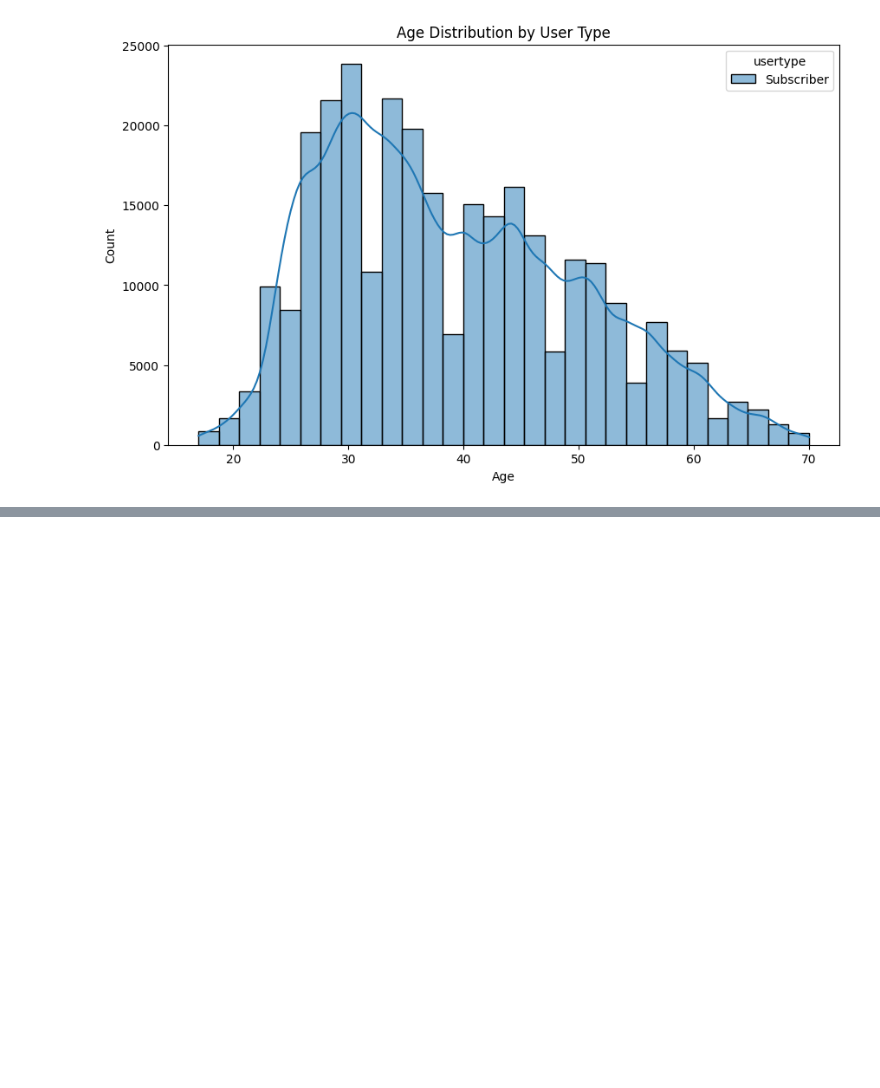
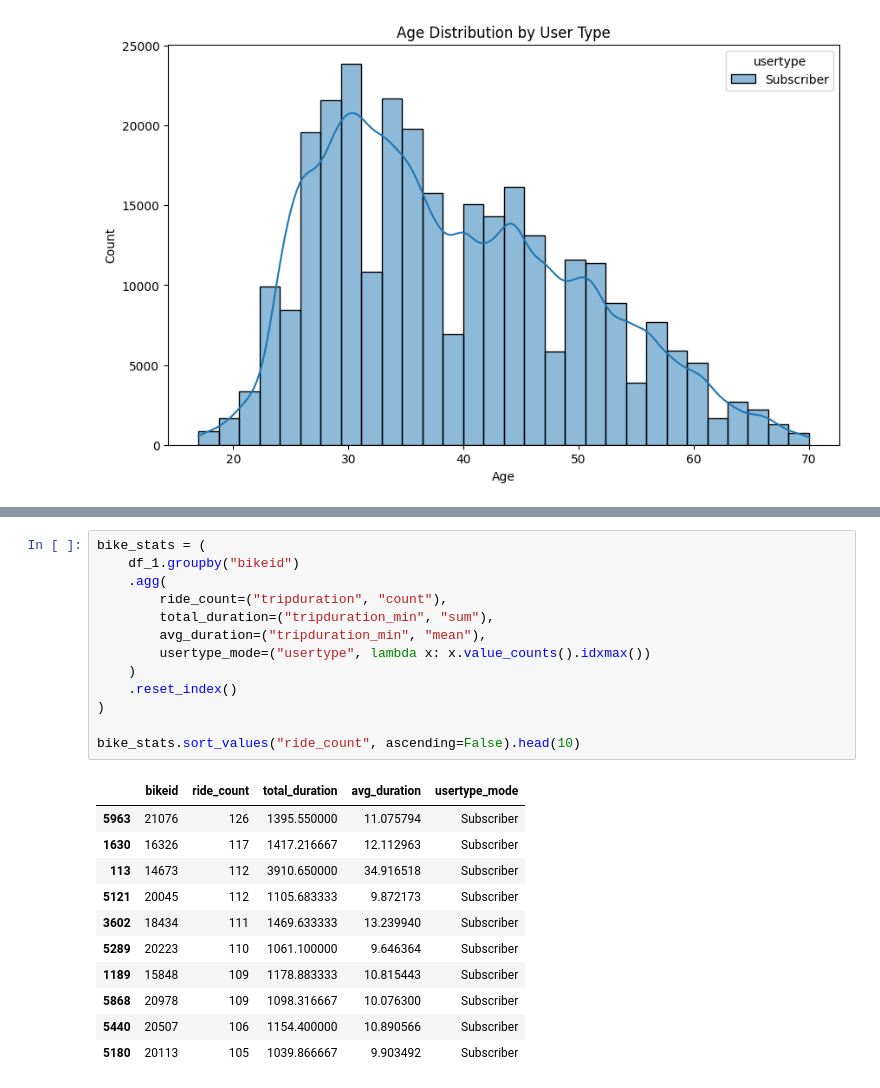
Before and after one commit to shinya-kg0/citibike-mlops, a Jupyter notebook: notebooks/2014/01_eda.ipynb, the cells around one changed output, grey strips where cells are left out. Saved outputs shown, nothing was run; the diff lists cells and outputs as text; blank space fills up the shorter version.

```diff
--- a/notebooks/2014/01_eda.ipynb
+++ b/notebooks/2014/01_eda.ipynb
@@ -543,0 +627,25 @@ plt.show()
+# %%
+bike_stats = (
+    df_1.groupby("bikeid")
+    .agg(
+        ride_count=("tripduration", "count"),
+        total_duration=("tripduration_min", "sum"),
+        avg_duration=("tripduration_min", "mean"),
+        usertype_mode=("usertype", lambda x: x.value_counts().idxmax())
+    )
+    .reset_index()
+)
+
+bike_stats.sort_values("ride_count", ascending=False).head(10)
+# %% [output]
+|  | bikeid | ride_count | total_duration | avg_duration | usertype_mode |
+| 5963 | 21076 | 126 | 1395.550000 | 11.075794 | Subscriber |
+| 1630 | 16326 | 117 | 1417.216667 | 12.112963 | Subscriber |
+| 113 | 14673 | 112 | 3910.650000 | 34.916518 | Subscriber |
+| 5121 | 20045 | 112 | 1105.683333 | 9.872173 | Subscriber |
+| 3602 | 18434 | 111 | 1469.633333 | 13.239940 | Subscriber |
+| 5289 | 20223 | 110 | 1061.100000 | 9.646364 | Subscriber |
+| 1189 | 15848 | 109 | 1178.883333 | 10.815443 | Subscriber |
+| 5868 | 20978 | 109 | 1098.316667 | 10.076300 | Subscriber |
+| 5440 | 20507 | 106 | 1154.400000 | 10.890566 | Subscriber |
+| 5180 | 20113 | 105 | 1039.866667 | 9.903492 | Subscriber |
```
Also changed, not shown: parts of 8 cells of this notebook, 2 other files.
